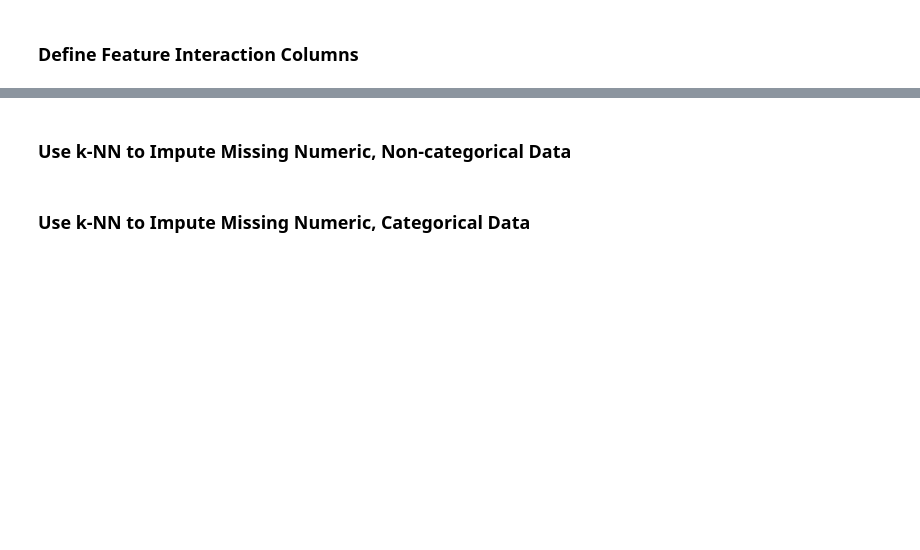
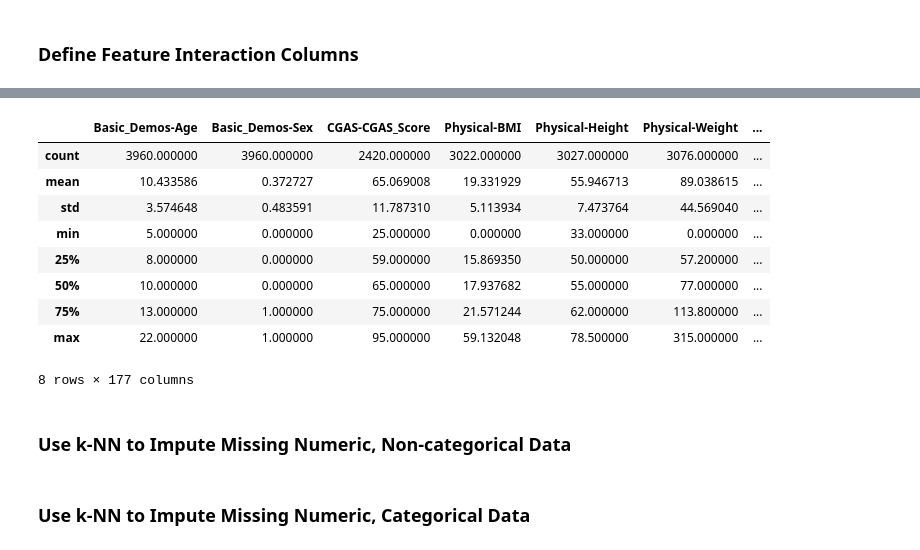
Before and after one commit to crmueller100/child-mind-institute-problematic-internet-use, a Jupyter notebook: predict_severity_impairment_index.ipynb, the cells around one changed output, grey strips where cells are left out. Cells and saved outputs as stored; diff of their text form; code cells hidden in the pictures; blank space fills up the shorter version.

```diff
--- a/predict_severity_impairment_index.ipynb
+++ b/predict_severity_impairment_index.ipynb
@@ -587,14 +587,22 @@ def get_features_numeric_and_non_categorical_features_from_df(df):
 # %% [markdown]
 In the EDA above, the only season that was correlated with `sii` is `PAQ_A-Season`. So we encode that into our data.
 # %%
-
 def process_dataframe(df):
     # update this as needed
     seasons_to_keep = ['PAQ_A-Season']
     columns_to_keep = [col for col in df.columns if 'Season' not in col or col in seasons_to_keep]
 
     df_filtered = df[columns_to_keep]
-    df_encoded = pd.get_dummies(df_filtered, columns=['PAQ_A-Season'])
+    all_seasons = ['Winter', 'Spring', 'Summer', 'Fall']
+
+    df_encoded = pd.get_dummies(df_filtered, columns=['PAQ_A-Season'], prefix='PAQ_A-Season', dummy_na=False)
+
+    for season in all_seasons:
+        column_name = f'PAQ_A-Season_{season}'
+        if column_name not in df_encoded.columns:
+            df_encoded[column_name] = 0
+    df_encoded = df_encoded.reindex(columns=[col for col in df_encoded.columns if col.startswith('PAQ_A-Season_')] + [col for col in df_encoded.columns if not col.startswith('PAQ_A-Season_')])
+
 
     # if you don't want one-hot encoding, you can do this instead
     # season_order = ['Winter', 'Spring', 'Summer', 'Fall']
@@ -679,3 +684,38 @@ test_df = drop_mostly_null_rows(test_df)
+# %%
+def feature_engineering(df):
+    df['BMI_Age'] = df['Physical-BMI'] * df['Basic_Demos-Age']
+    df['Internet_Hours_Age'] = df['PreInt_EduHx-computerinternet_hoursday'] * df['Basic_Demos-Age']
+    df['BMI_Internet_Hours'] = df['Physical-BMI'] * df['PreInt_EduHx-computerinternet_hoursday']
+    df['BFP_BMI'] = df['BIA-BIA_Fat'] / df['BIA-BIA_BMI']
+    df['FFMI_BFP'] = df['BIA-BIA_FFMI'] / df['BIA-BIA_Fat']
+    df['FMI_BFP'] = df['BIA-BIA_FMI'] / df['BIA-BIA_Fat']
+    df['LST_TBW'] = df['BIA-BIA_LST'] / df['BIA-BIA_TBW']
+    df['BFP_BMR'] = df['BIA-BIA_Fat'] * df['BIA-BIA_BMR']
+    df['BFP_DEE'] = df['BIA-BIA_Fat'] * df['BIA-BIA_DEE']
+    # df['BMR_Weight'] = df['BIA-BIA_BMR'] / df['Physical-Weight']
+    # df['DEE_Weight'] = df['BIA-BIA_DEE'] / df['Physical-Weight']
+    df['SMM_Height'] = df['BIA-BIA_SMM'] / df['Physical-Height']
+    df['Muscle_to_Fat'] = df['BIA-BIA_SMM'] / df['BIA-BIA_FMI']
+    # df['Hydration_Status'] = df['BIA-BIA_TBW'] / df['Physical-Weight']
+    df['ICW_TBW'] = df['BIA-BIA_ICW'] / df['BIA-BIA_TBW']
+    df['BMI_PHR'] = df['Physical-BMI'] * df['Physical-HeartRate']
+    return df
+
+train_df = feature_engineering(train_df)
+test_df = feature_engineering(test_df)
+# %%
+train_df.describe()
+# %% [output]
+|  | Basic_Demos-Age | Basic_Demos-Sex | CGAS-CGAS_Score | Physical-BMI | Physical-Height | Physical-Weight | ... |
+| count | 3960.000000 | 3960.000000 | 2420.000000 | 3022.000000 | 3027.000000 | 3076.000000 | ... |
+| mean | 10.433586 | 0.372727 | 65.069008 | 19.331929 | 55.946713 | 89.038615 | ... |
+| std | 3.574648 | 0.483591 | 11.787310 | 5.113934 | 7.473764 | 44.569040 | ... |
+| min | 5.000000 | 0.000000 | 25.000000 | 0.000000 | 33.000000 | 0.000000 | ... |
+| 25% | 8.000000 | 0.000000 | 59.000000 | 15.869350 | 50.000000 | 57.200000 | ... |
+| 50% | 10.000000 | 0.000000 | 65.000000 | 17.937682 | 55.000000 | 77.000000 | ... |
+| 75% | 13.000000 | 1.000000 | 75.000000 | 21.571244 | 62.000000 | 113.800000 | ... |
+| max | 22.000000 | 1.000000 | 95.000000 | 59.132048 | 78.500000 | 315.000000 | ... |
+8 rows × 177 columns
 # %% [markdown]
 ### Use k-NN to Impute Missing Numeric, Non-categorical Data
 # %%
```
Also changed, not shown: parts of 9 cells of this notebook.
